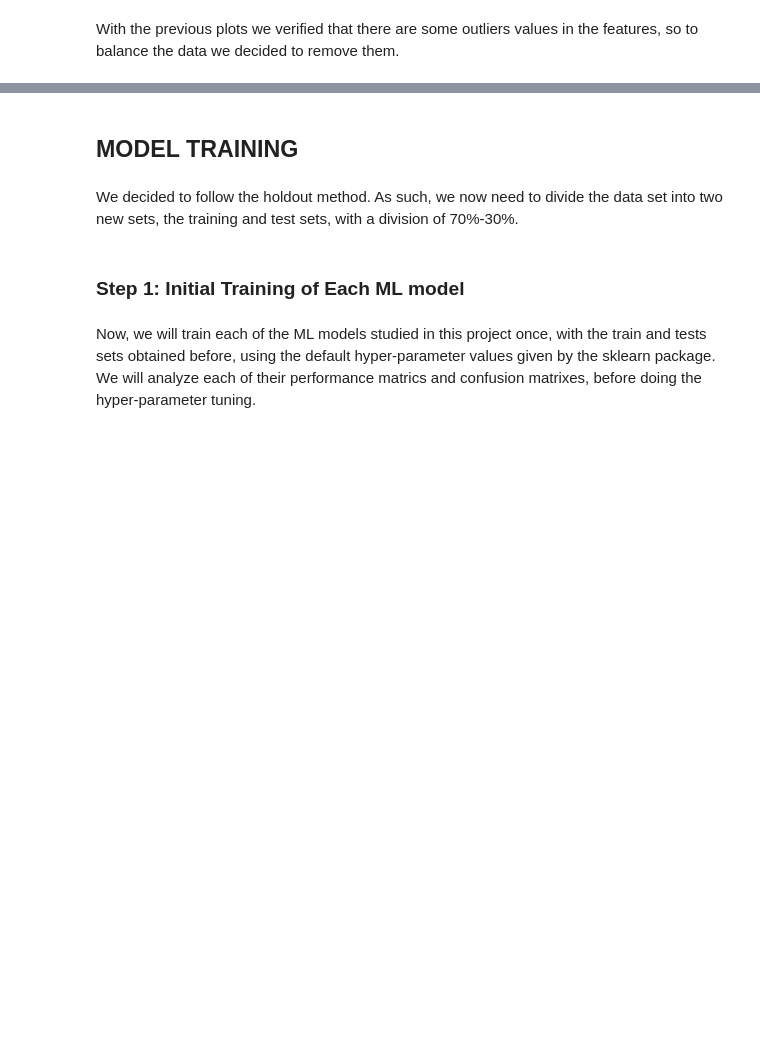
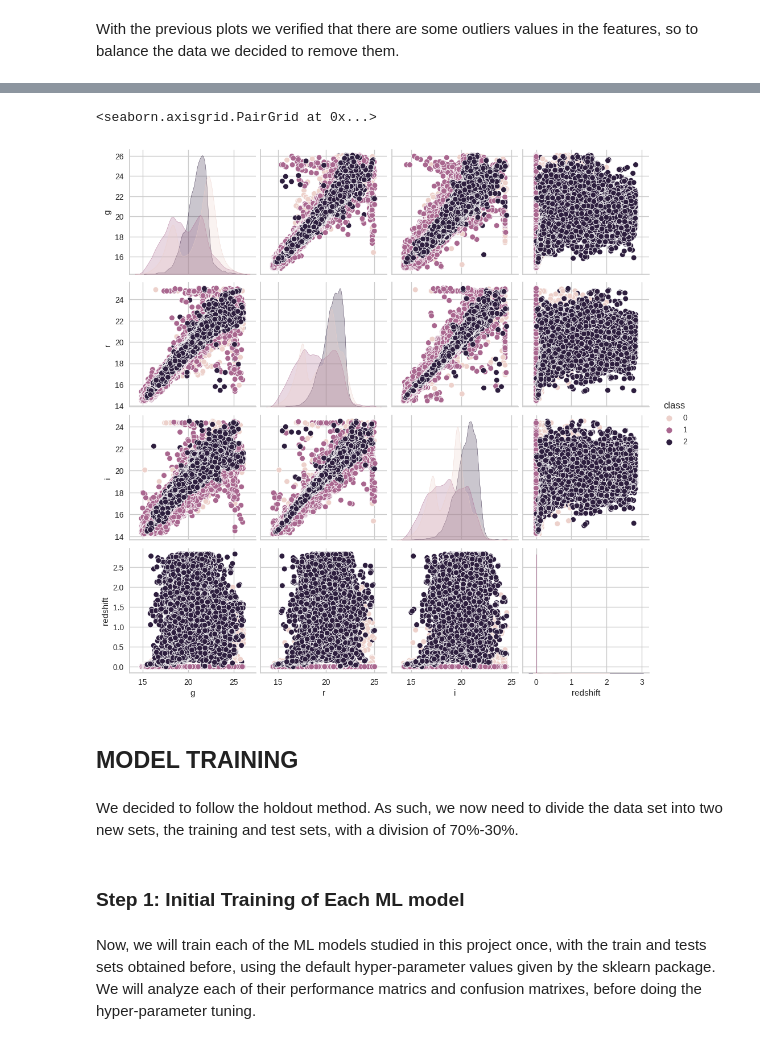
Before and after one commit to danielfcarvalho/stellar_class_ml, a Jupyter notebook: star.ipynb, the cells around one changed output, grey strips where cells are left out. Saved outputs shown, nothing was run; the diff lists cells and outputs as text; code cells hidden in the pictures; blank space fills up the shorter version.

```diff
--- a/star.ipynb
+++ b/star.ipynb
@@ -167,6 +170,9 @@ Shape after filtering:  (165447, 16)
 # %%
 # Scatterplot Matrix
-#sea.pairplot(x2, hue='class')
+sea.pairplot(x2, hue='class')
+# %% [output]
+<seaborn.axisgrid.PairGrid at 0x...>
+[figure, added]
 # %%
 y = x2.loc[:,'class'].values
 x2 = x2.drop(['class'], axis = 1)
```
Also changed, not shown: parts of 12 cells of this notebook, 2 other files.
